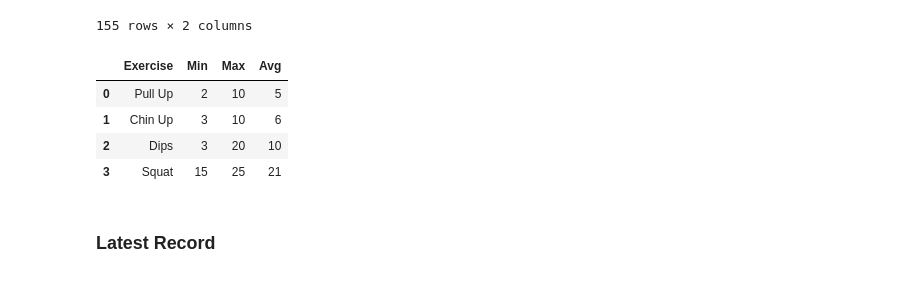
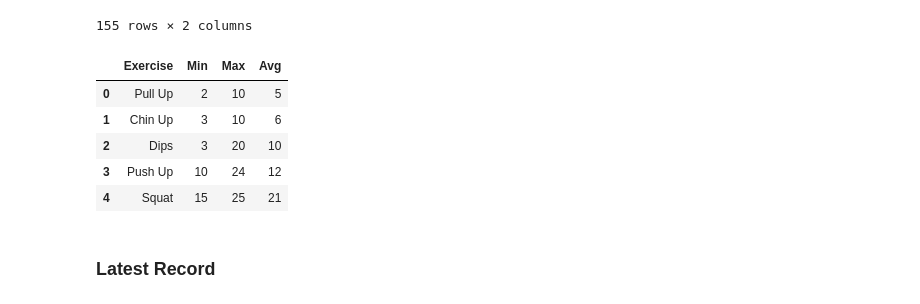
Before and after one commit to alexguerrero11/Workout-Progress-Dashboard, a Jupyter notebook: workbook.ipynb, the cells around one changed output. Saved outputs shown, nothing was run; the diff lists cells and outputs as text; code cells hidden in the pictures.

```diff
--- a/workbook.ipynb
+++ b/workbook.ipynb
@@ -162,26 +162,27 @@ total_volume_per_day.reset_index()
 155 rows × 2 columns
 # %%
 # bodyweight analysis
-BODYWEIGHT_EXERCISES = ["Pull Up", "Chin Up", "Dips", "Squat"]
+BODYWEIGHT_EXERCISES = ["Pull Up", "Chin Up", "Dips", "Push Up", "Squat"]
 columns_name = ["Exercise", "Min", "Max", "Avg"]
 df = []
 
 for exercise in BODYWEIGHT_EXERCISES:
     min = round(workout_data[workout_data["Exercise"] == exercise].min()["Reps"])
     max = round(workout_data[workout_data["Exercise"] == exercise].max()["Reps"])
     avg = round(workout_data[workout_data["Exercise"] == exercise].mean(numeric_only=True)["Reps"])
 
     entry = [exercise, min, max, avg]
     df.append(entry)
 
 df = pd.DataFrame(df, columns=columns_name)
 df
 # %% [output]
 |  | Exercise | Min | Max | Avg |
 | 0 | Pull Up | 2 | 10 | 5 |
 | 1 | Chin Up | 3 | 10 | 6 |
 | 2 | Dips | 3 | 20 | 10 |
-| 3 | Squat | 15 | 25 | 21 |
+| 3 | Push Up | 10 | 24 | 12 |
+| 4 | Squat | 15 | 25 | 21 |
 # %% [markdown]
 ### Latest Record
 # %%
```
Also changed, not shown: 1 other file.
